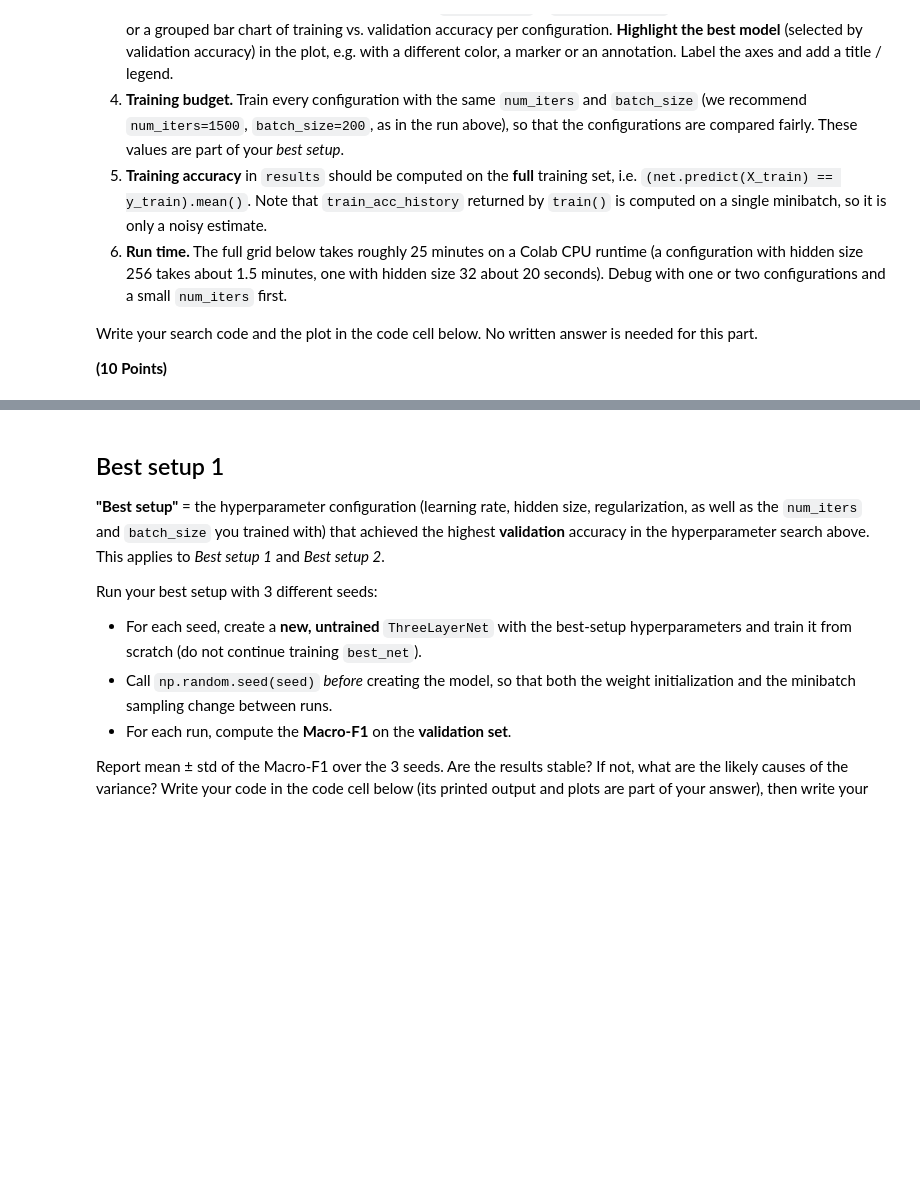
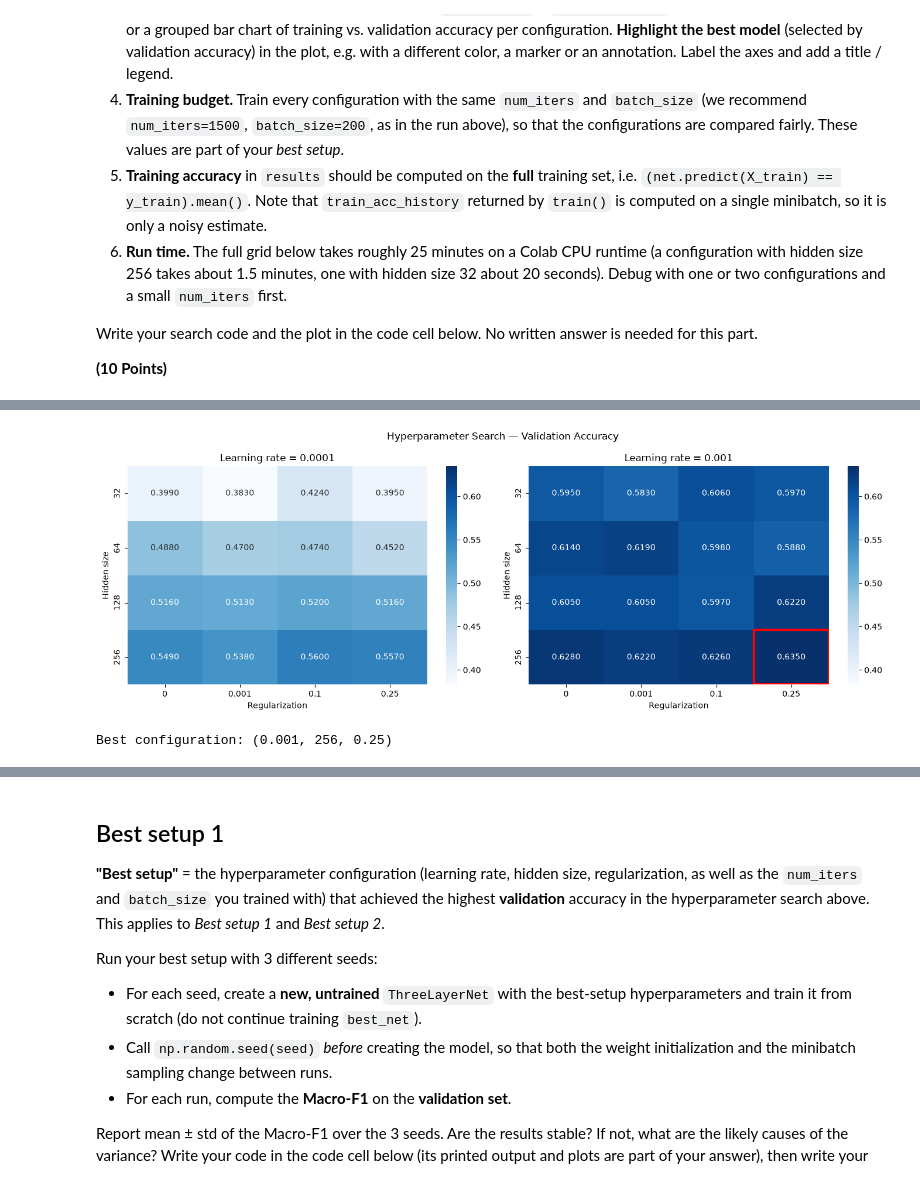
Before and after one commit to MendSe/Deep-Learning, a Jupyter notebook: Ex2/ex_2.ipynb, the cells around one changed output, grey strips where cells are left out. Cells and saved outputs as stored; diff of their text form; code cells hidden in the pictures; blank space fills up the shorter version.

```diff
--- a/Ex2/ex_2.ipynb
+++ b/Ex2/ex_2.ipynb
@@ -1097,0 +1156,60 @@ print ('Neural Network on raw pixels final test set accuracy: %f' % test_accurac
+# %%
+import matplotlib.pyplot as plt
+import seaborn as sns
+from matplotlib.patches import Rectangle
+
+fig, axes = plt.subplots(
+    1, len(learning_rates),
+    figsize=(7 * len(learning_rates), 5),
+    squeeze=False
+)
+
+# Use the same color scale for all heatmaps
+vmin = min(v[1] for v in results.values())
+vmax = max(v[1] for v in results.values())
+
+for i, lr in enumerate(learning_rates):
+
+    accuracy_matrix = np.array([
+        [results[(lr, size, reg)][1] for reg in regularizations]
+        for size in hidden_sizes
+    ])
+
+    ax = axes[0, i]
+
+    sns.heatmap(
+        accuracy_matrix,
+        annot=True,
+        fmt=".4f",
+        cmap="Blues",
+        xticklabels=regularizations,
+        yticklabels=hidden_sizes,
+        vmin=vmin,
+        vmax=vmax,
+        ax=ax
+    )
+
+    # Highlight the best configuration
+    if lr == best_config[0]:
+        row = hidden_sizes.index(best_config[1])
+        col = regularizations.index(best_config[2])
+
+        ax.add_patch(Rectangle(
+            (col, row), 1, 1,
+            fill=False,
+            edgecolor="red",
+            linewidth=3
+        ))
+
+    ax.set_title(f"Learning rate = {lr}")
+    ax.set_xlabel("Regularization")
+    ax.set_ylabel("Hidden size")
+
+plt.suptitle("Hyperparameter Search — Validation Accuracy")
+plt.tight_layout()
+plt.show()
+
+print("Best configuration:", best_config)
+# %% [output]
+[figure, added]
+Best configuration: (0.001, 256, 0.25)
```
Also changed, not shown: parts of 14 cells of this notebook.
